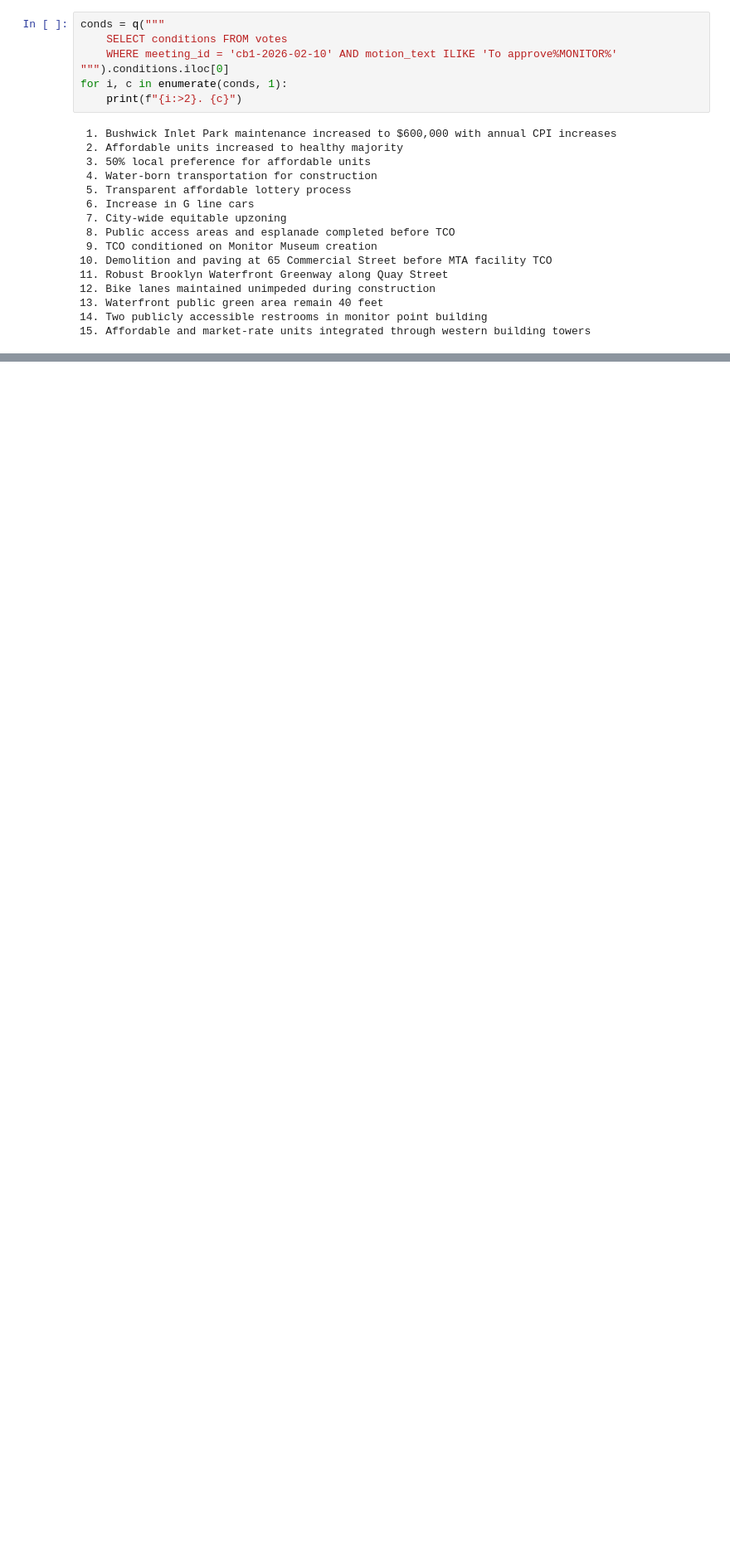
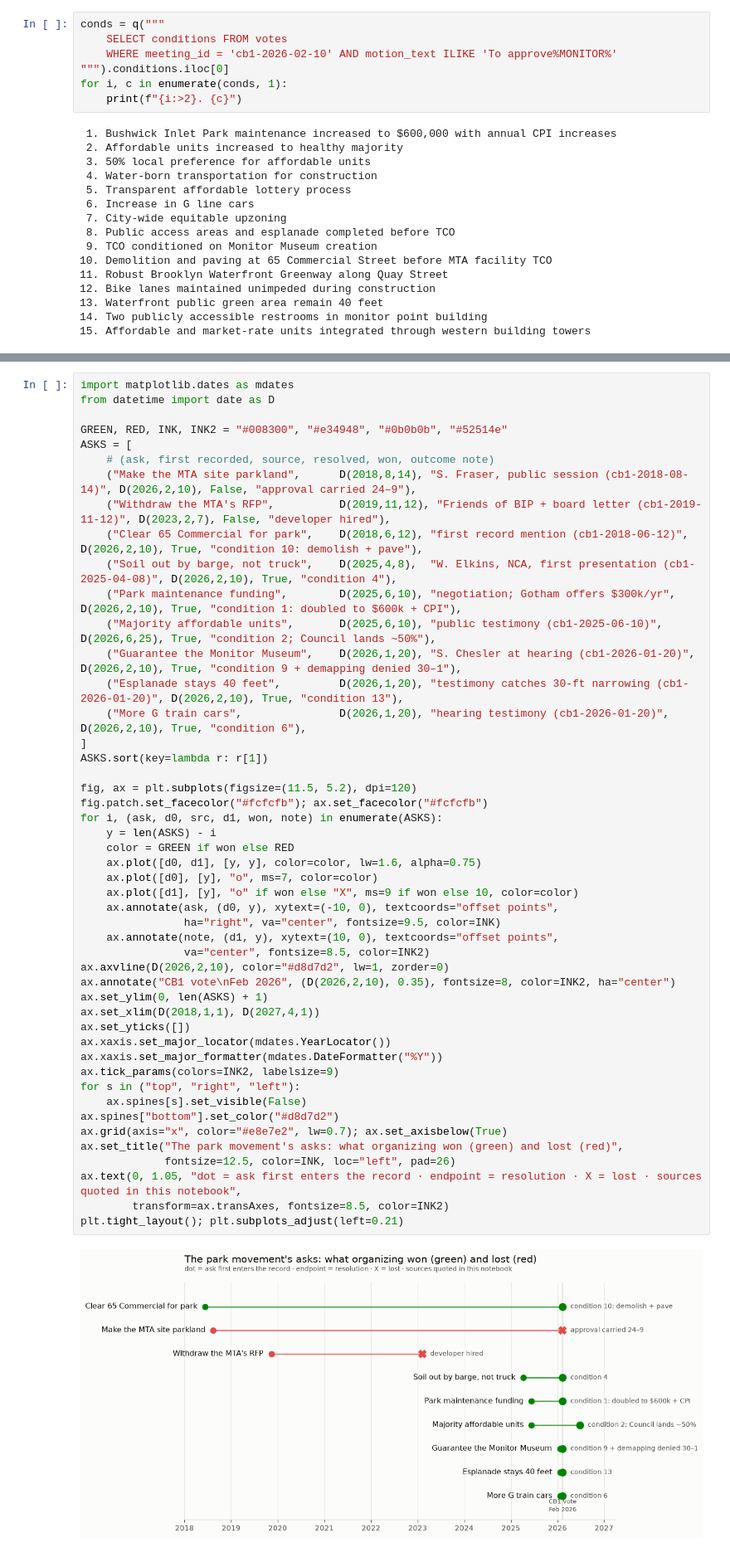
Before and after one commit to blowenstein0/cb1_data_analysis, a Jupyter notebook: analysis/waterfront_saga.ipynb, the cells around one changed output, grey strips where cells are left out. Shown at 83% size. Saved outputs shown, nothing was run; the diff lists cells and outputs as text; blank space fills up the shorter version.

```diff
--- a/analysis/waterfront_saga.ipynb
+++ b/analysis/waterfront_saga.ipynb
@@ -285,3 +297,53 @@ for i, c in enumerate(conds, 1):
+# %%
+import matplotlib.dates as mdates
+from datetime import date as D
+
+GREEN, RED, INK, INK2 = "#008300", "#e34948", "#0b0b0b", "#52514e"
+ASKS = [
+    # (ask, first recorded, source, resolved, won, outcome note)
+    ("Make the MTA site parkland",      D(2018,8,14), "S. Fraser, public session (cb1-2018-08-14)", D(2026,2,10), False, "approval carried 24–9"),
+    ("Withdraw the MTA's RFP",          D(2019,11,12), "Friends of BIP + board letter (cb1-2019-11-12)", D(2023,2,7), False, "developer hired"),
+    ("Clear 65 Commercial for park",    D(2018,6,12), "first record mention (cb1-2018-06-12)", D(2026,2,10), True, "condition 10: demolish + pave"),
+    ("Soil out by barge, not truck",    D(2025,4,8),  "W. Elkins, NCA, first presentation (cb1-2025-04-08)", D(2026,2,10), True, "condition 4"),
+    ("Park maintenance funding",        D(2025,6,10), "negotiation; Gotham offers $300k/yr", D(2026,2,10), True, "condition 1: doubled to $600k + CPI"),
+    ("Majority affordable units",       D(2025,6,10), "public testimony (cb1-2025-06-10)", D(2026,6,25), True, "condition 2; Council lands ~50%"),
+    ("Guarantee the Monitor Museum",    D(2026,1,20), "S. Chesler at hearing (cb1-2026-01-20)", D(2026,2,10), True, "condition 9 + demapping denied 30–1"),
+    ("Esplanade stays 40 feet",         D(2026,1,20), "testimony catches 30-ft narrowing (cb1-2026-01-20)", D(2026,2,10), True, "condition 13"),
+    ("More G train cars",               D(2026,1,20), "hearing testimony (cb1-2026-01-20)", D(2026,2,10), True, "condition 6"),
+]
+ASKS.sort(key=lambda r: r[1])
+
+fig, ax = plt.subplots(figsize=(11.5, 5.2), dpi=120)
+fig.patch.set_facecolor("#fcfcfb"); ax.set_facecolor("#fcfcfb")
+for i, (ask, d0, src, d1, won, note) in enumerate(ASKS):
+    y = len(ASKS) - i
+    color = GREEN if won else RED
+    ax.plot([d0, d1], [y, y], color=color, lw=1.6, alpha=0.75)
+    ax.plot([d0], [y], "o", ms=7, color=color)
+    ax.plot([d1], [y], "o" if won else "X", ms=9 if won else 10, color=color)
+    ax.annotate(ask, (d0, y), xytext=(-10, 0), textcoords="offset points",
+                ha="right", va="center", fontsize=9.5, color=INK)
+    ax.annotate(note, (d1, y), xytext=(10, 0), textcoords="offset points",
+                va="center", fontsize=8.5, color=INK2)
+ax.axvline(D(2026,2,10), color="#d8d7d2", lw=1, zorder=0)
+ax.annotate("CB1 vote\nFeb 2026", (D(2026,2,10), 0.35), fontsize=8, color=INK2, ha="center")
+ax.set_ylim(0, len(ASKS) + 1)
+ax.set_xlim(D(2018,1,1), D(2027,4,1))
+ax.set_yticks([])
+ax.xaxis.set_major_locator(mdates.YearLocator())
+ax.xaxis.set_major_formatter(mdates.DateFormatter("%Y"))
+ax.tick_params(colors=INK2, labelsize=9)
+for s in ("top", "right", "left"):
+    ax.spines[s].set_visible(False)
+ax.spines["bottom"].set_color("#d8d7d2")
+ax.grid(axis="x", color="#e8e7e2", lw=0.7); ax.set_axisbelow(True)
+ax.set_title("The park movement's asks: what organizing won (green) and lost (red)",
+             fontsize=12.5, color=INK, loc="left", pad=26)
+ax.text(0, 1.05, "dot = ask first enters the record · endpoint = resolution · X = lost · sources quoted in this notebook",
+        transform=ax.transAxes, fontsize=8.5, color=INK2)
+plt.tight_layout(); plt.subplots_adjust(left=0.21)
+# %% [output]
+[figure, added]
 # %% [markdown]
 ## Epilogue (outside this corpus)
 
```
Also changed, not shown: parts of 2 cells of this notebook.
